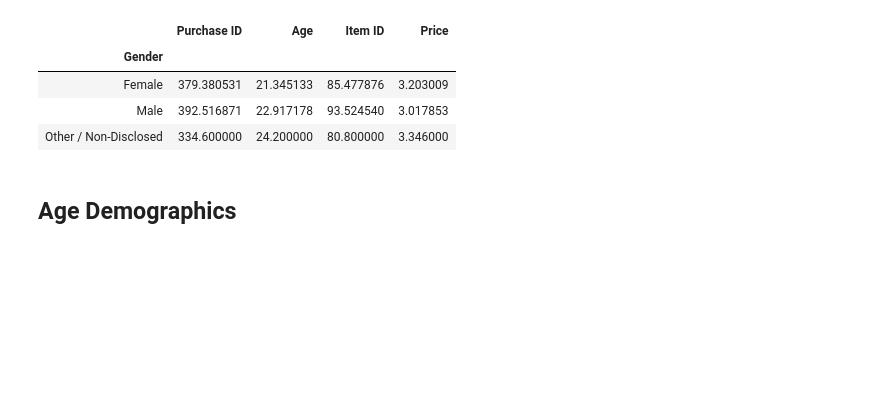
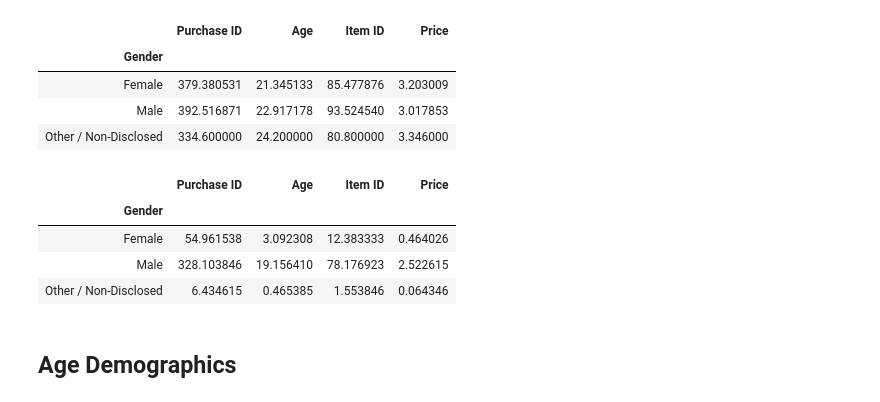
Before and after one commit to Bcliffwm/pandas-challenge, a Jupyter notebook: HeroesOfPymoli/HeroesOfPymoli_starter.ipynb, the cells around one changed output. Cells and saved outputs as stored; diff of their text form; code cells hidden in the pictures; blank space fills up the shorter version.

```diff
--- a/HeroesOfPymoli/HeroesOfPymoli_starter.ipynb
+++ b/HeroesOfPymoli/HeroesOfPymoli_starter.ipynb
@@ -172,6 +181,16 @@ avg_gender_price
 | Female | 379.380531 | 21.345133 | 85.477876 | 3.203009 |
 | Male | 392.516871 | 22.917178 | 93.524540 | 3.017853 |
 | Other / Non-Disclosed | 334.600000 | 24.200000 | 80.800000 | 3.346000 |
+# %%
+# Finding avg. total purchase price by gender- MUST REVISE; NOT SURE OF ACCURACY
+tot_gender_price = purchase_data.groupby(["Gender"]).sum()/player_gender.count()
+tot_gender_price
+# %% [output]
+|  | Purchase ID | Age | Item ID | Price |
+| Gender |  |  |  |  |
+| Female | 54.961538 | 3.092308 | 12.383333 | 0.464026 |
+| Male | 328.103846 | 19.156410 | 78.176923 | 2.522615 |
+| Other / Non-Disclosed | 6.434615 | 0.465385 | 1.553846 | 0.064346 |
 # %% [markdown]
 ## Age Demographics
 # %% [markdown]
```
Also changed, not shown: parts of 1 cell of this notebook.
